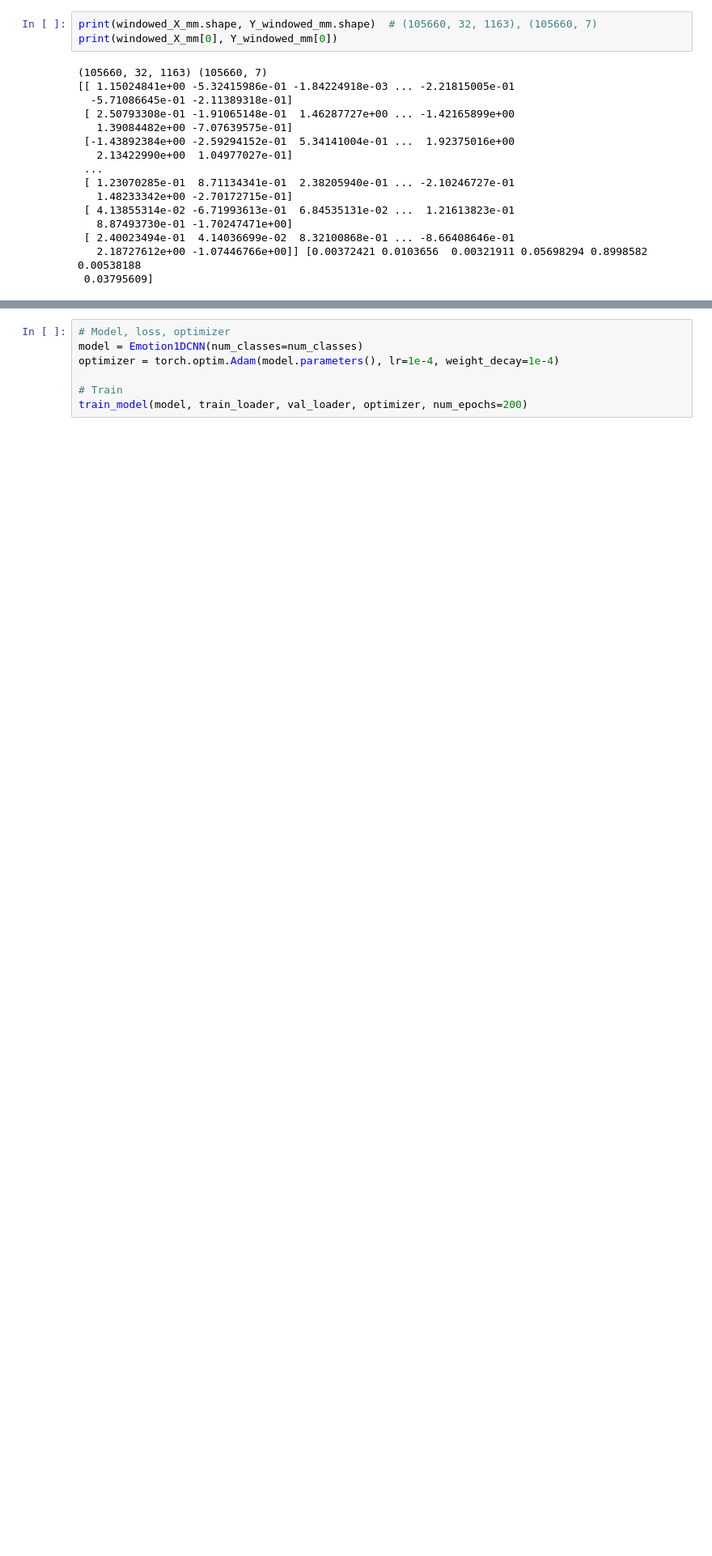
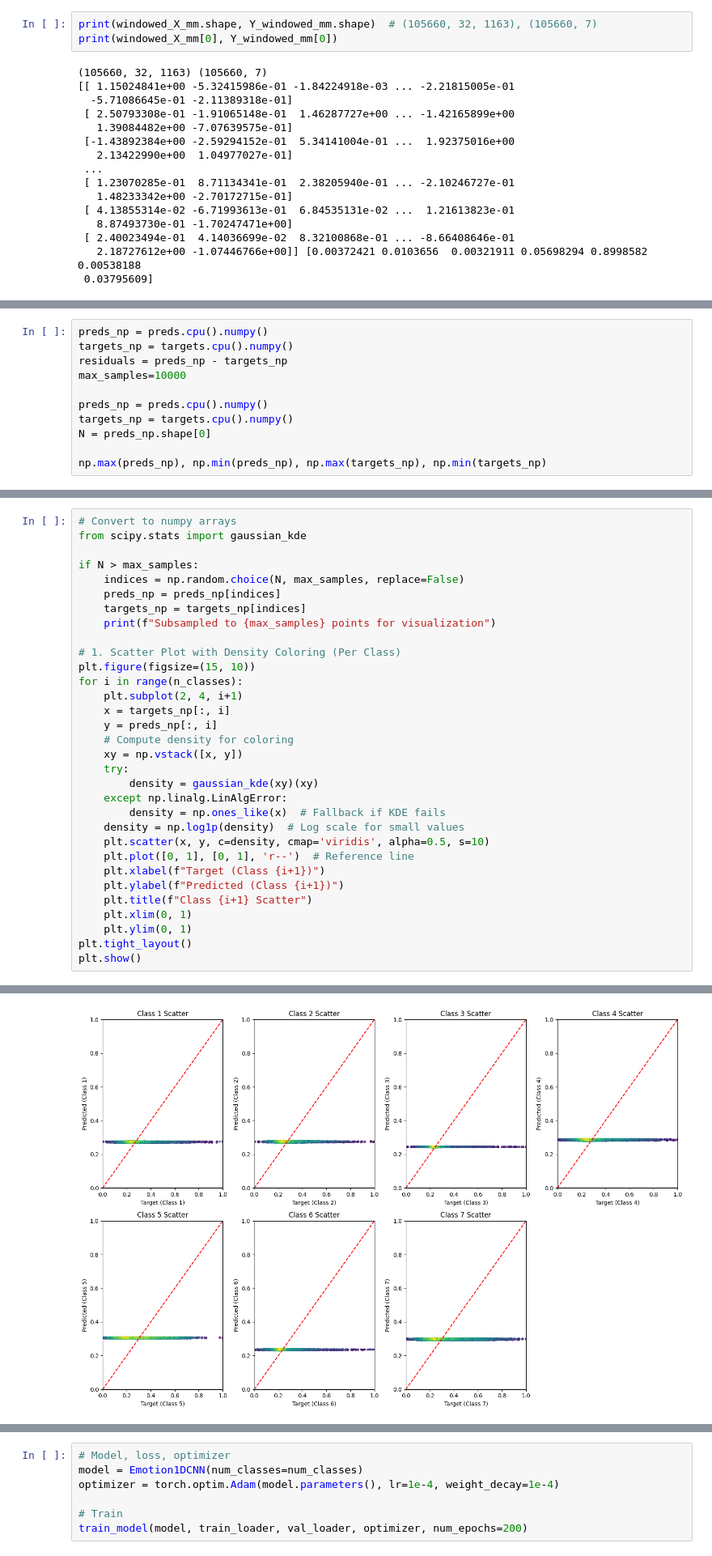
Before and after one commit to Jirapong2442/fMRI-Emotion-Analysis, a Jupyter notebook: get_regressor.ipynb, the cells around one changed output, grey strips where cells are left out. Shown: that part at 81% size. Cells and saved outputs as stored; diff of their text form; blank space fills up the shorter version.

```diff
--- a/get_regressor.ipynb
+++ b/get_regressor.ipynb
@@ -1240,0 +1292,11 @@ AttributeError: 'collections.OrderedDict' object has no attribute 'to'
+# %%
+preds_np = preds.cpu().numpy()
+targets_np = targets.cpu().numpy()
+residuals = preds_np - targets_np
+max_samples=10000
+
+preds_np = preds.cpu().numpy()
+targets_np = targets.cpu().numpy()
+N = preds_np.shape[0]
+
+np.max(preds_np), np.min(preds_np), np.max(targets_np), np.min(targets_np)
@@ -1240,0 +1308,33 @@ AttributeError: 'collections.OrderedDict' object has no attribute 'to'
+# %%
+# Convert to numpy arrays
+from scipy.stats import gaussian_kde
+
+if N > max_samples:
+    indices = np.random.choice(N, max_samples, replace=False)
+    preds_np = preds_np[indices]
+    targets_np = targets_np[indices]
+    print(f"Subsampled to {max_samples} points for visualization")
+
+# 1. Scatter Plot with Density Coloring (Per Class)
+plt.figure(figsize=(15, 10))
+for i in range(n_classes):
+    plt.subplot(2, 4, i+1)
+    x = targets_np[:, i]
+    y = preds_np[:, i]
+    # Compute density for coloring
+    xy = np.vstack([x, y])
+    try:
+        density = gaussian_kde(xy)(xy)
+    except np.linalg.LinAlgError:
+        density = np.ones_like(x)  # Fallback if KDE fails
+    density = np.log1p(density)  # Log scale for small values
+    plt.scatter(x, y, c=density, cmap='viridis', alpha=0.5, s=10)
+    plt.plot([0, 1], [0, 1], 'r--')  # Reference line
+    plt.xlabel(f"Target (Class {i+1})")
+    plt.ylabel(f"Predicted (Class {i+1})")
+    plt.title(f"Class {i+1} Scatter")
+    plt.xlim(0, 1)
+    plt.ylim(0, 1)
+plt.tight_layout()
+plt.show()
+# %% [output]
@@ -1240,0 +1342 @@ AttributeError: 'collections.OrderedDict' object has no attribute 'to'
+[figure, added]
```
Also changed, not shown: parts of 76 cells of this notebook, 1 other file.
